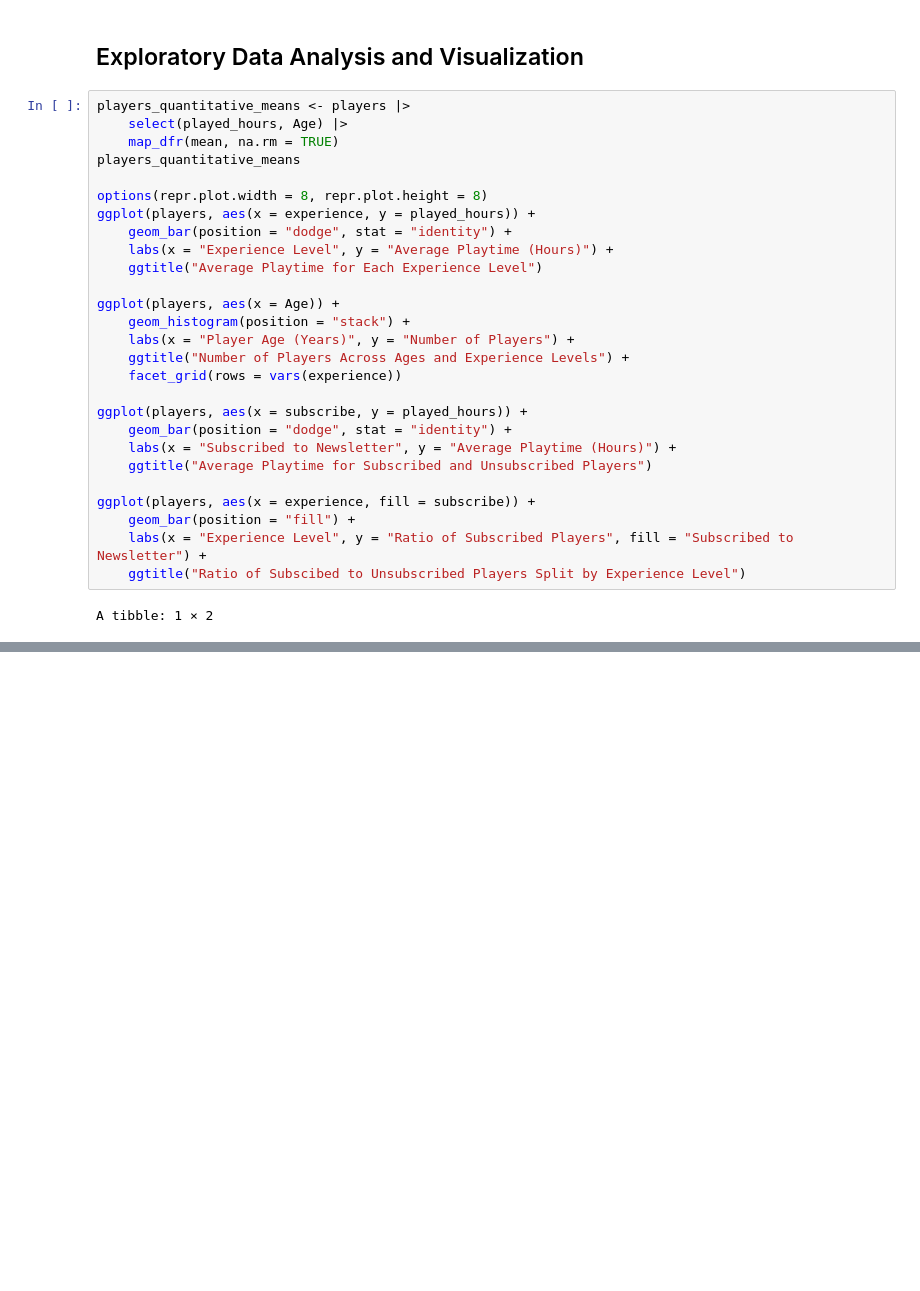
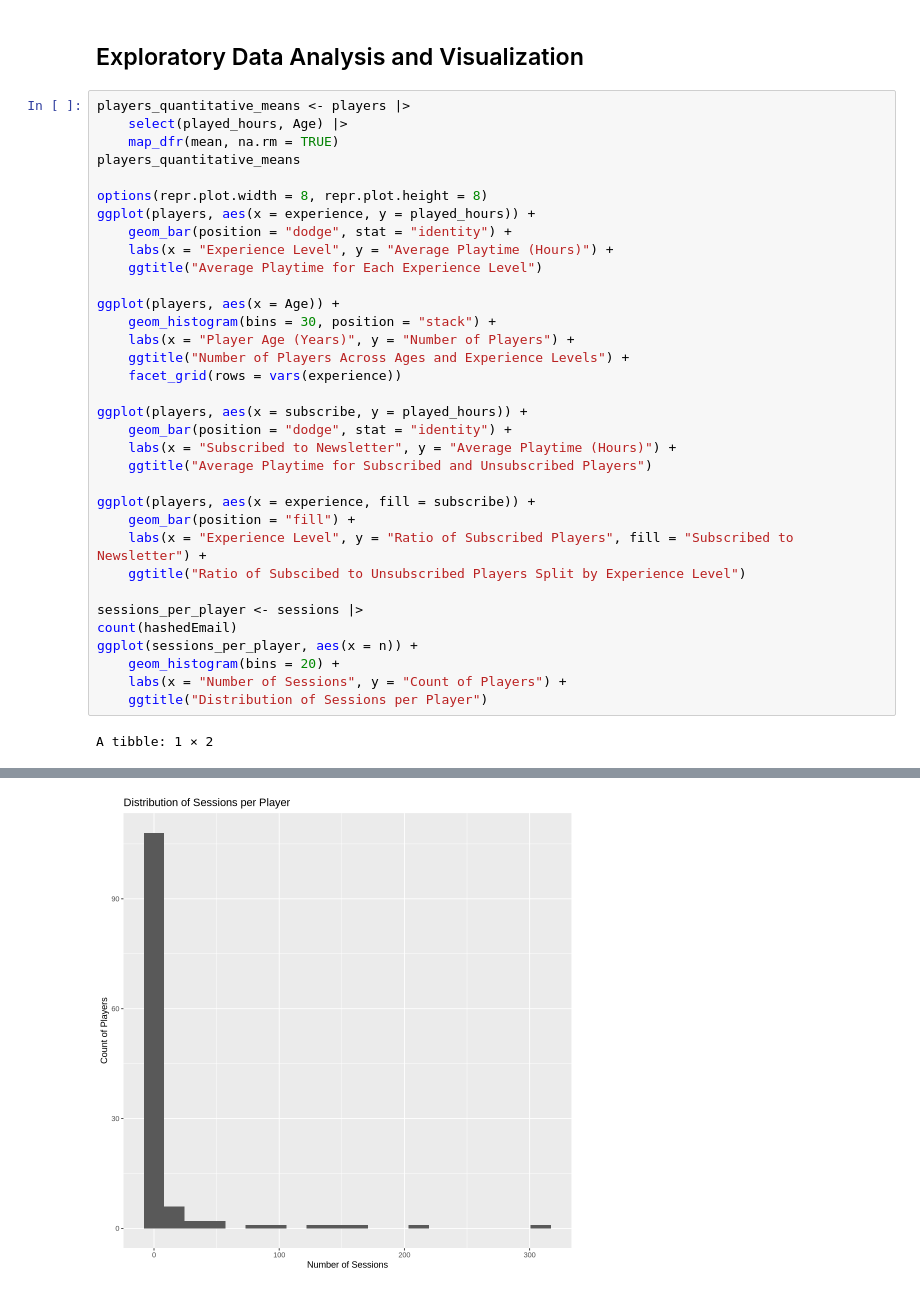
Before and after one commit to sjhillen/DSCI-Project, a Jupyter notebook: project_planning_SH.ipynb, the cells around one changed output, grey strips where cells are left out. Drawn from its saved outputs; the diff is of its cells as text; blank space fills up the shorter version.

```diff
--- a/project_planning_SH.ipynb
+++ b/project_planning_SH.ipynb
@@ -160,7 +135,7 @@ ggplot(players, aes(x = experience, y = played_hours)) +
     ggtitle("Average Playtime for Each Experience Level")
 
 ggplot(players, aes(x = Age)) +
-    geom_histogram(position = "stack") +
+    geom_histogram(bins = 30, position = "stack") +
     labs(x = "Player Age (Years)", y = "Number of Players") +
     ggtitle("Number of Players Across Ages and Experience Levels") +
     facet_grid(rows = vars(experience))
@@ -174,6 +149,13 @@ ggplot(players, aes(x = experience, fill = subscribe)) +
     geom_bar(position = "fill") +
     labs(x = "Experience Level", y = "Ratio of Subscribed Players", fill = "Subscribed to Newsletter") +
     ggtitle("Ratio of Subscibed to Unsubscribed Players Split by Experience Level")
+
+sessions_per_player <- sessions |>
+count(hashedEmail)
+ggplot(sessions_per_player, aes(x = n)) +
+    geom_histogram(bins = 20) +
+    labs(x = "Number of Sessions", y = "Count of Players") +
+    ggtitle("Distribution of Sessions per Player")
 # %% [output]
 A tibble: 1 × 2
 | played_hours | Age |
@@ -183,9 +164,10 @@ A tibble: 1 × 2
 Warning message:
 “Removed 2 rows containing non-finite outside the scale range (`stat_bin()`).”
 [figure]
 [figure]
 [figure]
 [figure]
+[figure, added]
 # %% [markdown]
 Methods and Plan
 -
```
Also changed, not shown: parts of 4 cells of this notebook.
